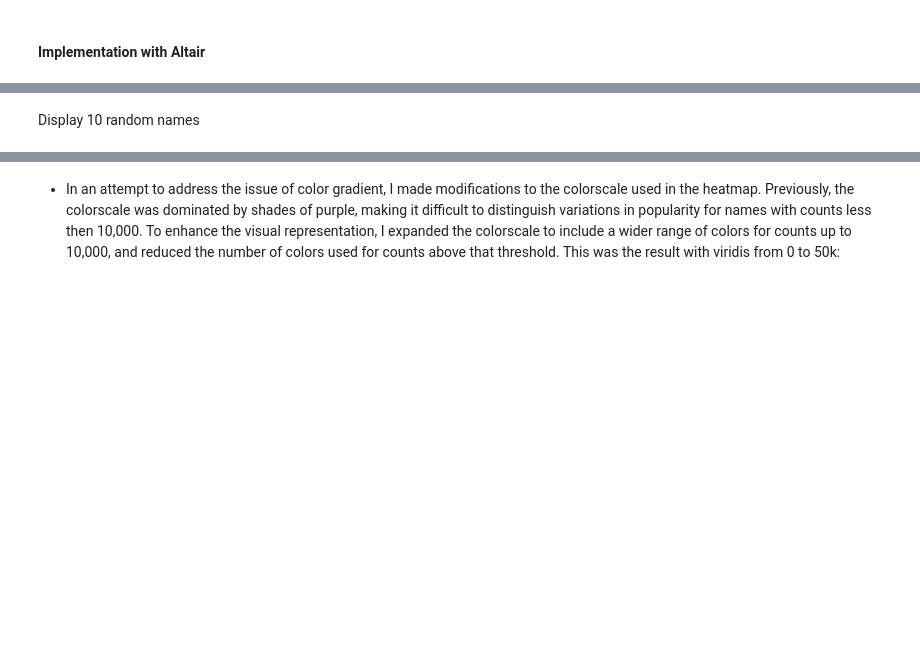
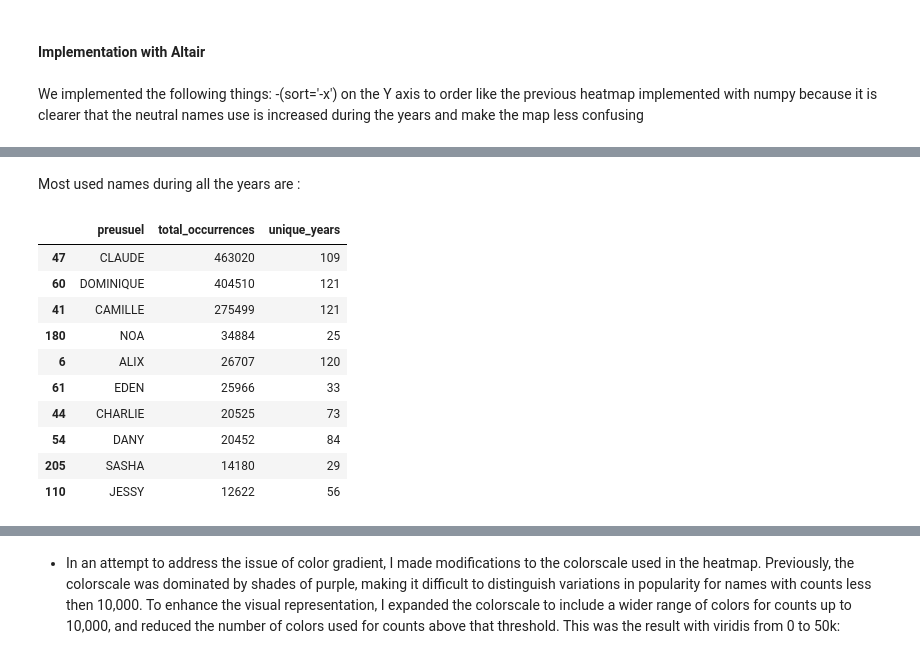
Before and after one commit to liadsantos/baby_names_visualization, a Jupyter notebook: implementations.ipynb, the cells around one changed output, grey strips where cells are left out. Cells and saved outputs as stored; diff of their text form; code cells hidden in the pictures; blank space fills up the shorter version.

```diff
--- a/implementations.ipynb
+++ b/implementations.ipynb
@@ -577,18 +673,11 @@ fig.update_layout(coloraxis_colorbar=dict(
 ))
 
 fig.show()
-# %%
-# Find the first appearance year for each name
-first_appearance = name_year_counts_filtered.groupby('preusuel')['annais'].min().reset_index()
-first_appearance.columns = ['preusuel', 'first_year']
-
-# Merge the first appearance data with the filtered name-year counts
-name_year_counts_filtered = name_year_counts_filtered.merge(first_appearance, on='preusuel')
-
-# Sort the data based on the first appearance year in ascending order
-name_year_counts_sorted = name_year_counts_filtered.sort_values('first_year')
 # %% [markdown]
 #### Implementation with Altair
+# %% [markdown]
+We implemented the following things:
+-(sort='-x') on the Y axis to order like the previous heatmap implemented with numpy because it is clearer that the neutral names use is increased during the years and make the map less confusing
 # %%
 import pandas as pd
 import altair as alt
@@ -645,6 +735,27 @@ filtered_heatmap = alt.Chart(name_year_counts_filtered).mark_rect().encode(
 heatmap & filtered_heatmap
 # %% [output]
 [interactive output not drawn]
-# %% [markdown]
-Display 10 random names
+# %%
+# Effettua il raggruppamento per 'preusuel' e calcola il numero di occorrenze uniche
+name_counts = name_year_counts_filtered.groupby('preusuel').agg({'nombre': 'sum', 'annais': 'nunique'}).reset_index()
+name_counts.columns = ['preusuel', 'total_occurrences', 'unique_years']
+
+# Seleziona i primi 10 nomi più popolari
+top_10_names = name_counts.nlargest(10, 'total_occurrences')
+# %% [markdown]
+Most used names during all the years are :
+# %%
+top_10_names
+# %% [output]
+|  | preusuel | total_occurrences | unique_years |
+| 47 | CLAUDE | 463020 | 109 |
+| 60 | DOMINIQUE | 404510 | 121 |
+| 41 | CAMILLE | 275499 | 121 |
+| 180 | NOA | 34884 | 25 |
+| 6 | ALIX | 26707 | 120 |
+| 61 | EDEN | 25966 | 33 |
+| 44 | CHARLIE | 20525 | 73 |
+| 54 | DANY | 20452 | 84 |
+| 205 | SASHA | 14180 | 29 |
+| 110 | JESSY | 12622 | 56 |
 # %%
```
Also changed, not shown: parts of 17 cells of this notebook, 19 other files.
